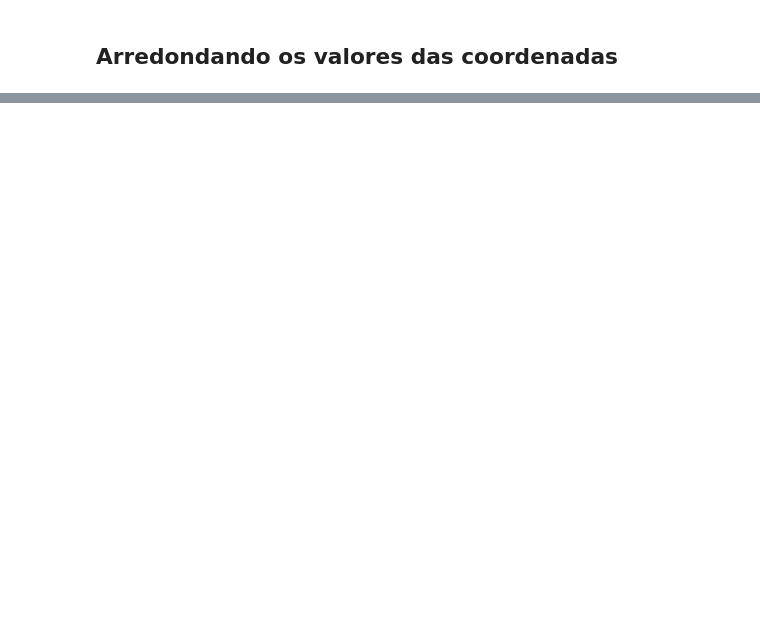
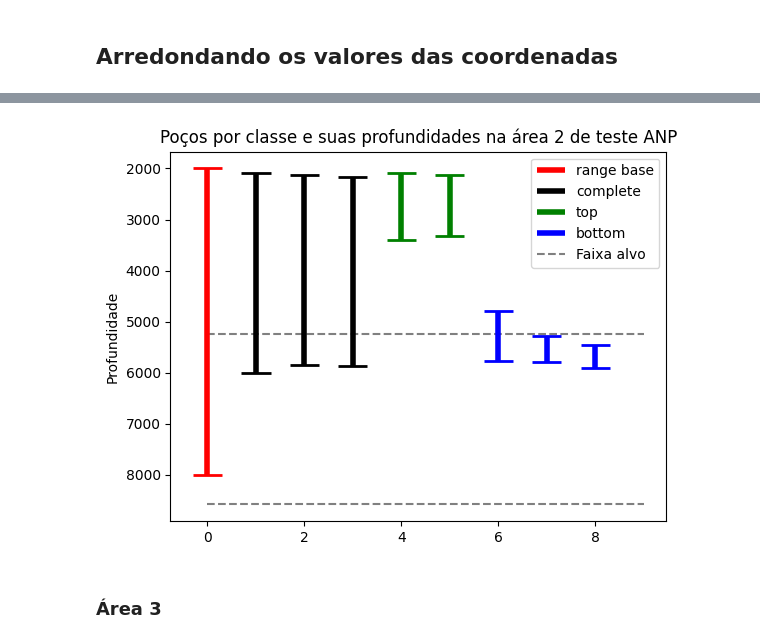
Before and after one commit to georgeteodoro/petroiageo, a Jupyter notebook: src/exploration/notebooks/Viz/ANP/Area_Teste_1/wells_viz.ipynb, the cells around one changed output, grey strips where cells are left out. Drawn from its saved outputs; the diff is of its cells as text; code cells hidden in the pictures; blank space fills up the shorter version.

```diff
--- a/src/exploration/notebooks/Viz/ANP/Area_Teste_1/wells_viz.ipynb
+++ b/src/exploration/notebooks/Viz/ANP/Area_Teste_1/wells_viz.ipynb
@@ -312,0 +442,2 @@ full_wells_info.to_csv(target_file)
+# %%
+area_2_wells = select_wells_in_area(full_wells_info, **area_2_limits)
@@ -312,0 +456,6 @@ full_wells_info.to_csv(target_file)
+# %%
+plot_area_wells(area_2_wells, 2, save_img=True)
+# %% [output]
+[figure, added]
+# %% [markdown]
+### Área 3
```
Also changed, not shown: parts of 24 cells of this notebook, 6 other files.
